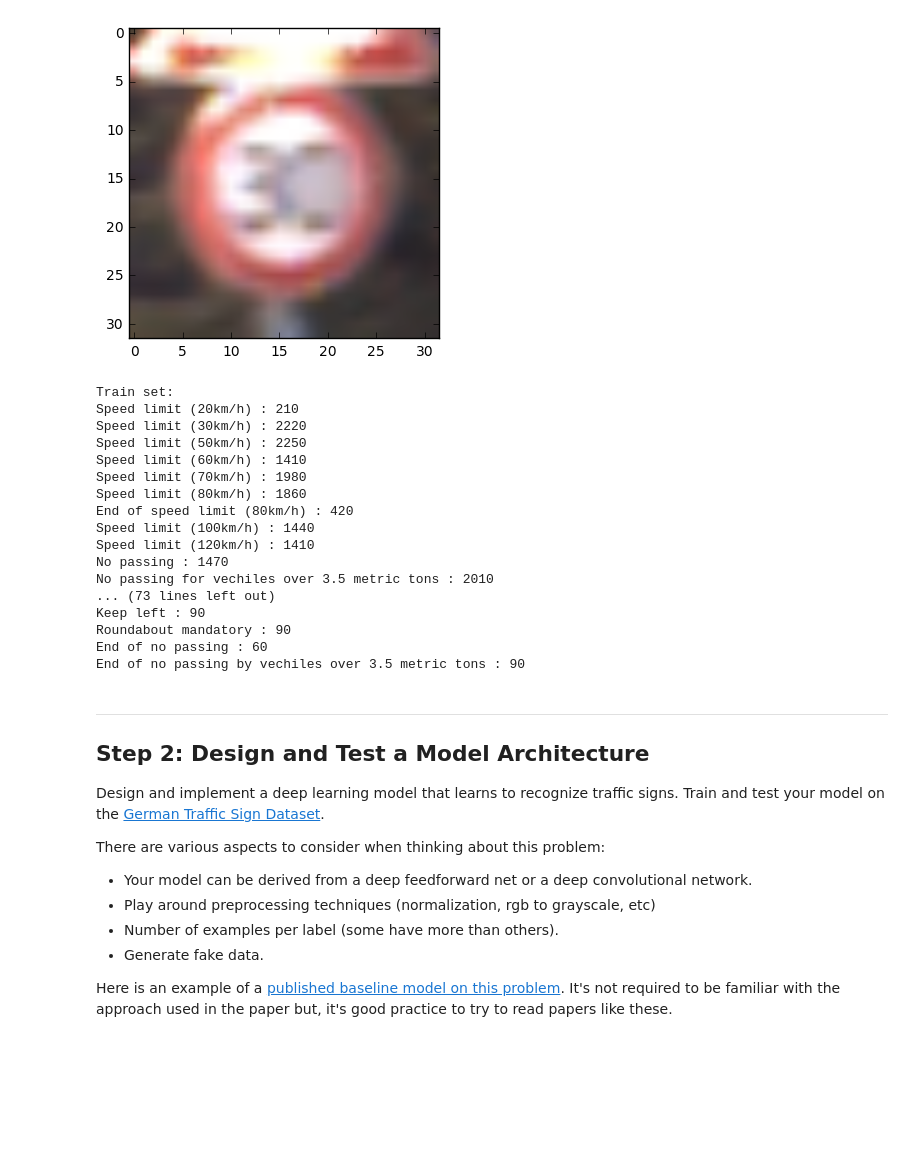
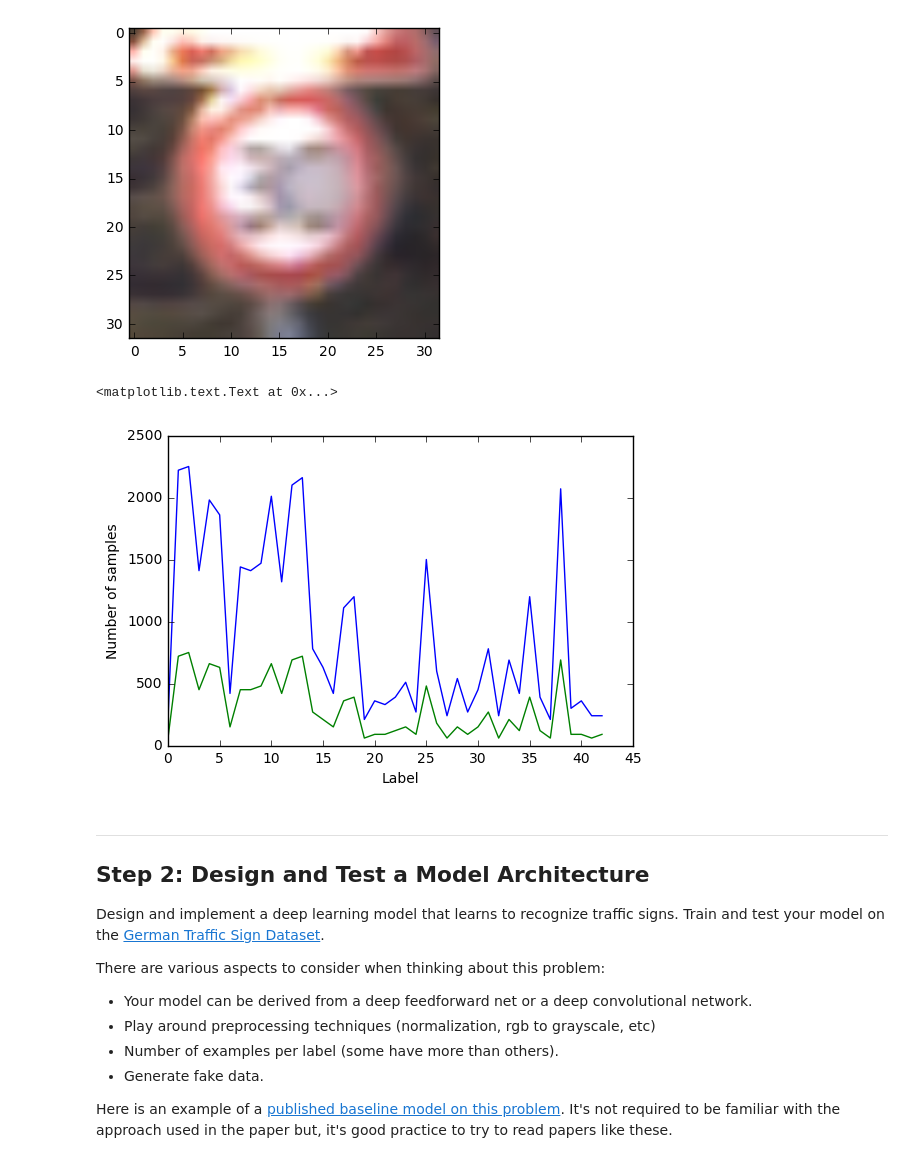
Before and after one commit to AM5800/self_drifing_car, a Jupyter notebook: traffic-signs/Traffic_Signs_Recognition.ipynb, the cells around one changed output. Drawn from its saved outputs; the diff is of its cells as text; code cells hidden in the pictures; blank space fills up the shorter version.

```diff
--- a/traffic-signs/Traffic_Signs_Recognition.ipynb
+++ b/traffic-signs/Traffic_Signs_Recognition.ipynb
@@ -117,35 +98,20 @@ def get_signs_names():
     return result
 
 sign_names = get_signs_names()
-# %%
-def count_and_print_signs(classes):
-    for sign, entries in groupby(sorted(classes)):
-        print(sign_names[sign], ":", len(list(entries)))
-
-    return
-
-print("Train set:")
-count_and_print_signs(y_train)
-print("\nTest set:")
-count_and_print_signs(y_test)
-# %% [output]
-Train set:
-Speed limit (20km/h) : 210
-Speed limit (30km/h) : 2220
-Speed limit (50km/h) : 2250
-Speed limit (60km/h) : 1410
-Speed limit (70km/h) : 1980
-Speed limit (80km/h) : 1860
-End of speed limit (80km/h) : 420
-Speed limit (100km/h) : 1440
-Speed limit (120km/h) : 1410
-No passing : 1470
-No passing for vechiles over 3.5 metric tons : 2010
-... (73 lines left out)
-Keep left : 90
-Roundabout mandatory : 90
-End of no passing : 60
-End of no passing by vechiles over 3.5 metric tons : 90
+# %%
+def build_labels_counts(labels):
+    return list(zip(*map(lambda x: (x[0], len(list(x[1]))), groupby(sorted(labels)))))
+
+trainset_counts = build_labels_counts(y_train)
+testset_count = build_labels_counts(y_test)
+plt.plot(trainset_counts[0], trainset_counts[1])
+plt.plot(testset_count[0], testset_count[1])
+
+plt.ylabel("Number of samples")
+plt.xlabel("Label")
+# %% [output]
+<matplotlib.text.Text at 0x...>
+[figure, added]
 # %% [markdown]
 ----
 
```
Also changed, not shown: parts of 5 cells of this notebook.
